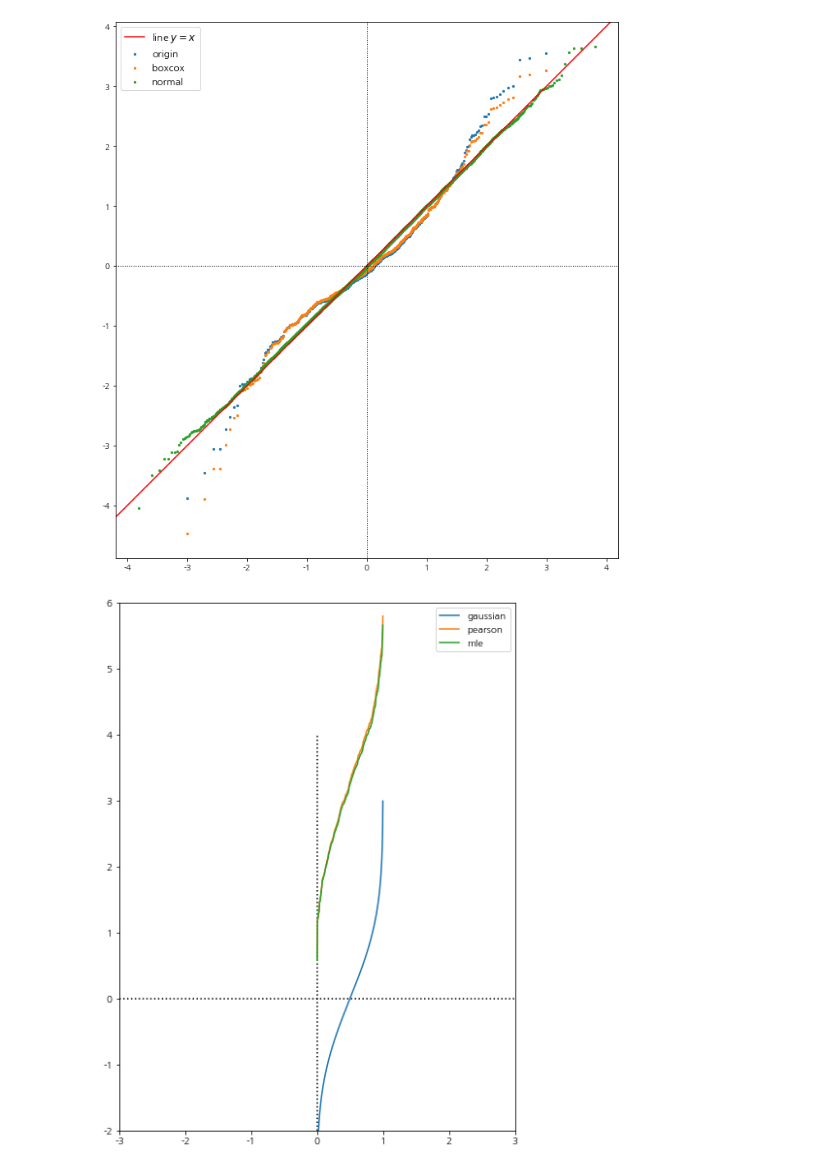
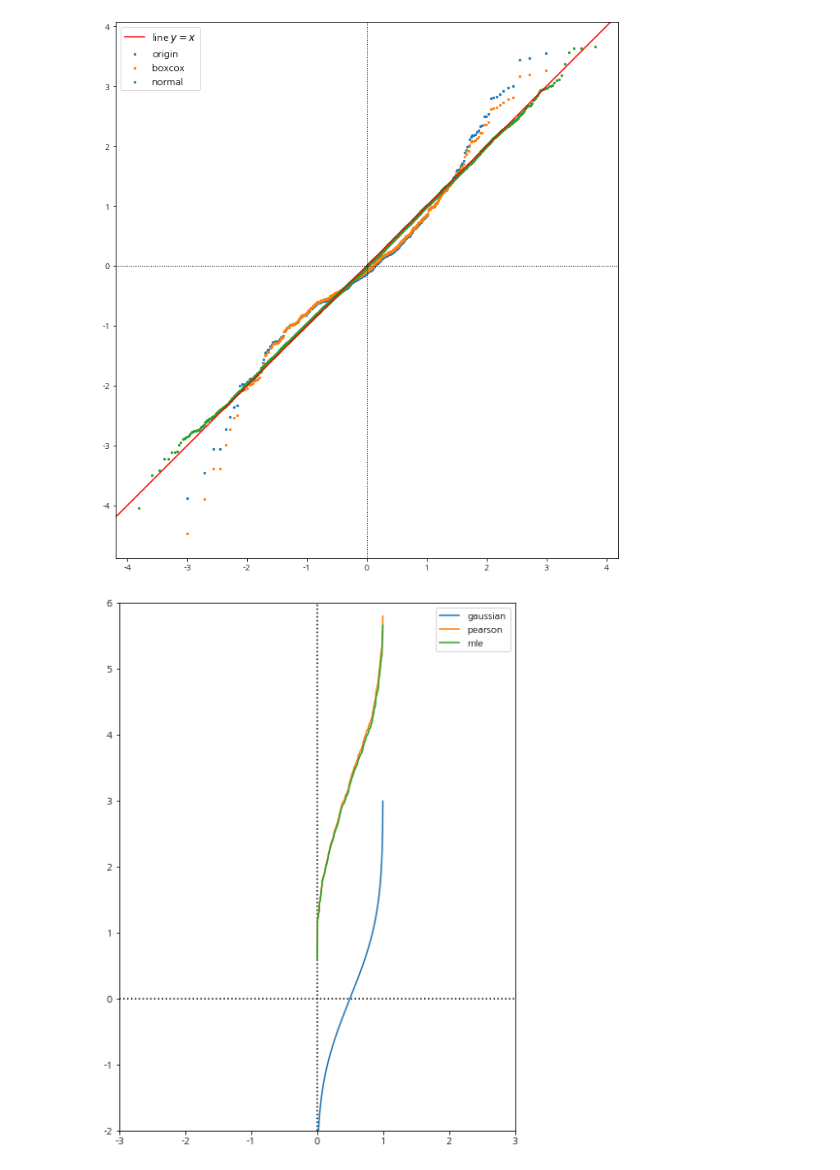
Before and after one commit to ywkim92/Paper-implementation, a Jupyter notebook: Boxcox.ipynb, the cells around one changed output. Cells and saved outputs as stored; diff of their text form; code cells hidden in the pictures.

Commit message:
test: Modify plot code

```diff
--- a/Boxcox.ipynb
+++ b/Boxcox.ipynb
@@ -227,16 +227,16 @@ plt.show()
 [figure]
 # %%
 fig, ax = plt.subplots(1,1, figsize=(10,10))
-ax.vlines(0., -2, 4, linestyle=':', color='k')
+ax.vlines(0., -2, 6, linestyle=':', color='k')
 ax.hlines(0., -3, 3, linestyle=':', color='k')
 ax.set_xlim(-3,3)
 ax.set_ylim(-2,6)
 ax.set_aspect(1)
 #ax.plot(x,y,)
 ax.plot(filliben(array.size), norm_ppf, label = 'gaussian')
 ax.plot(filliben(array.size), np.sort(boxcox(array, lmbda = boxcox_normmax(array, method='all')[0])),  label='pearson' )
 ax.plot(filliben(array.size), np.sort(boxcox(array, lmbda = boxcox_normmax(array, method='all')[1])),  label='mle' )
 ax.legend()
 plt.show()
 # %% [output]
-[figure, old version]
+[figure, new version]
```
